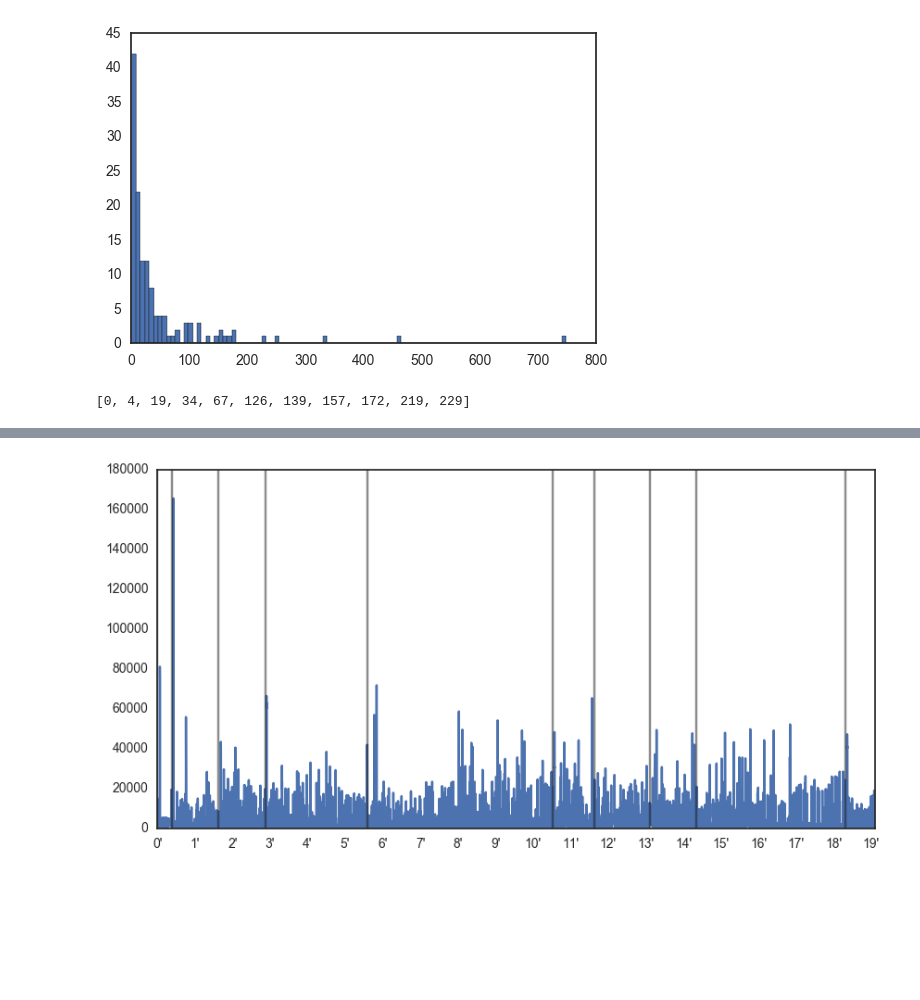
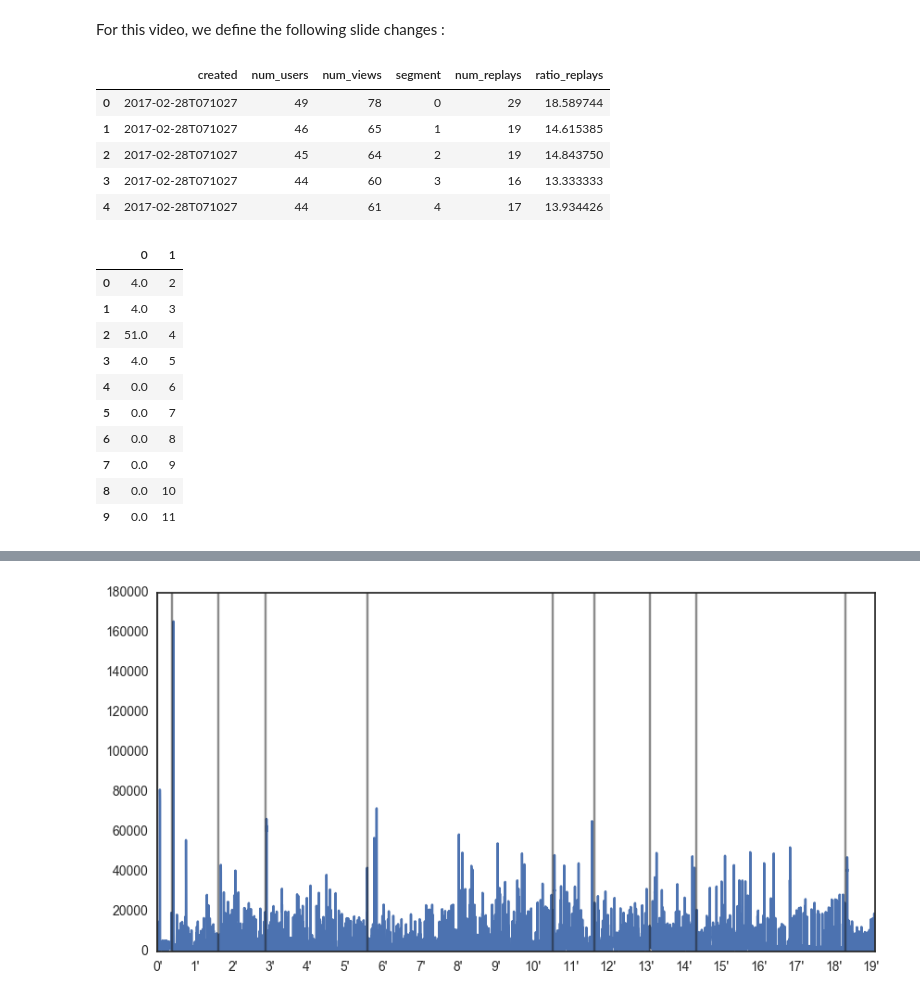
Before and after one commit to Gronlaen/mooc_analytics_visualisation, a Jupyter notebook: Video_analysis.ipynb, the cells around one changed output, grey strips where cells are left out. Saved outputs shown, nothing was run; the diff lists cells and outputs as text; code cells hidden in the pictures; blank space fills up the shorter version.

```diff
--- a/Video_analysis.ipynb
+++ b/Video_analysis.ipynb
@@ -55,9 +18,3 @@ df_slides.head(10)
-# %%
-user_dict = Counter(df_click_views['AccountUserID'].values).values()
-user_dict
-plt.hist(list(user_dict), bins=100);
-# %% [output]
-[figure, removed]
 # %%
 def sec_to_min(seconds) :
     minutes = int(seconds/60)
@@ -69,11 +26,37 @@ def sec_to_min(seconds) :
 # %%
 def time_to_slot(seconds) :
     return math.floor(seconds/5)
+# %% [markdown]
+For this video, we define the following slide changes :
 # %%
-slide_change = [0,23,98,173,336,632,698,786,860,1099,1147]
+slide_change = [-1,23,98,173,336,632,698,786,860,1099,1147]
 slide_change_slots = [time_to_slot(x) for x in slide_change]
-slide_change_slots
-# %% [output]
-[0, 4, 19, 34, 67, 126, 139, 157, 172, 219, 229]
+# %%
+df_views = pd.read_csv('Video_6_4/EPFLx-BIO465x-2013_OND___66fc2e3957e342a3b8bd844a8852d581.csv')
+df_views['num_replays'] = df_views['num_views'] - df_views['num_users']
+df_views['ratio_replays'] = df_views['num_replays'] / df_views['num_views']*50
+df_views.head(5)
+# %% [output]
+|  | created | num_users | num_views | segment | num_replays | ratio_replays |
+| 0 | 2017-02-28T071027 | 49 | 78 | 0 | 29 | 18.589744 |
+| 1 | 2017-02-28T071027 | 46 | 65 | 1 | 19 | 14.615385 |
+| 2 | 2017-02-28T071027 | 45 | 64 | 2 | 19 | 14.843750 |
+| 3 | 2017-02-28T071027 | 44 | 60 | 3 | 16 | 13.333333 |
+| 4 | 2017-02-28T071027 | 44 | 61 | 4 | 17 | 13.934426 |
+# %%
+df_slides = pd.read_csv('Video_6_4/video_6_4.csv')
+df_slides.head(10)
+# %% [output]
+|  | 0 | 1 |
+| 0 | 4.0 | 2 |
+| 1 | 4.0 | 3 |
+| 2 | 51.0 | 4 |
+| 3 | 4.0 | 5 |
+| 4 | 0.0 | 6 |
+| 5 | 0.0 | 7 |
+| 6 | 0.0 | 8 |
+| 7 | 0.0 | 9 |
+| 8 | 0.0 | 10 |
+| 9 | 0.0 | 11 |
 # %%
 fig = plt.figure(figsize=(10,5))
```
Also changed, not shown: parts of 14 cells of this notebook, 15 other files.
